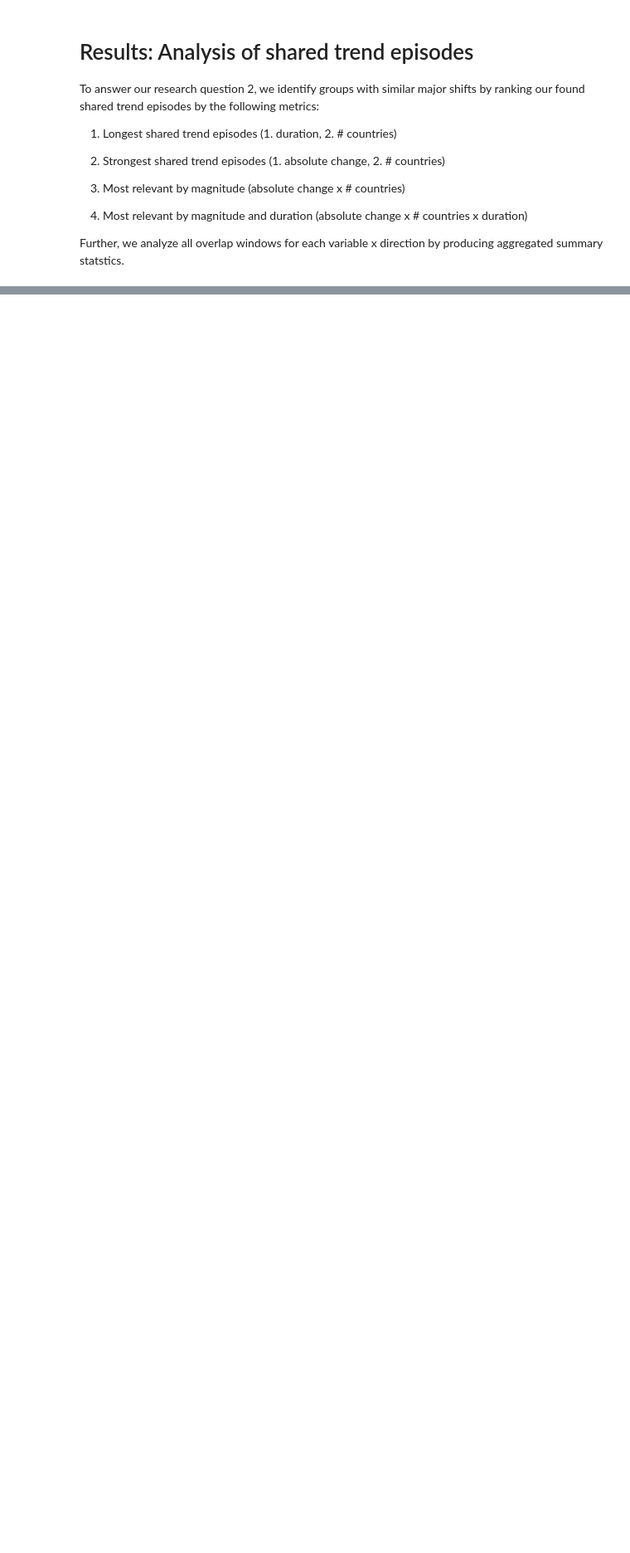
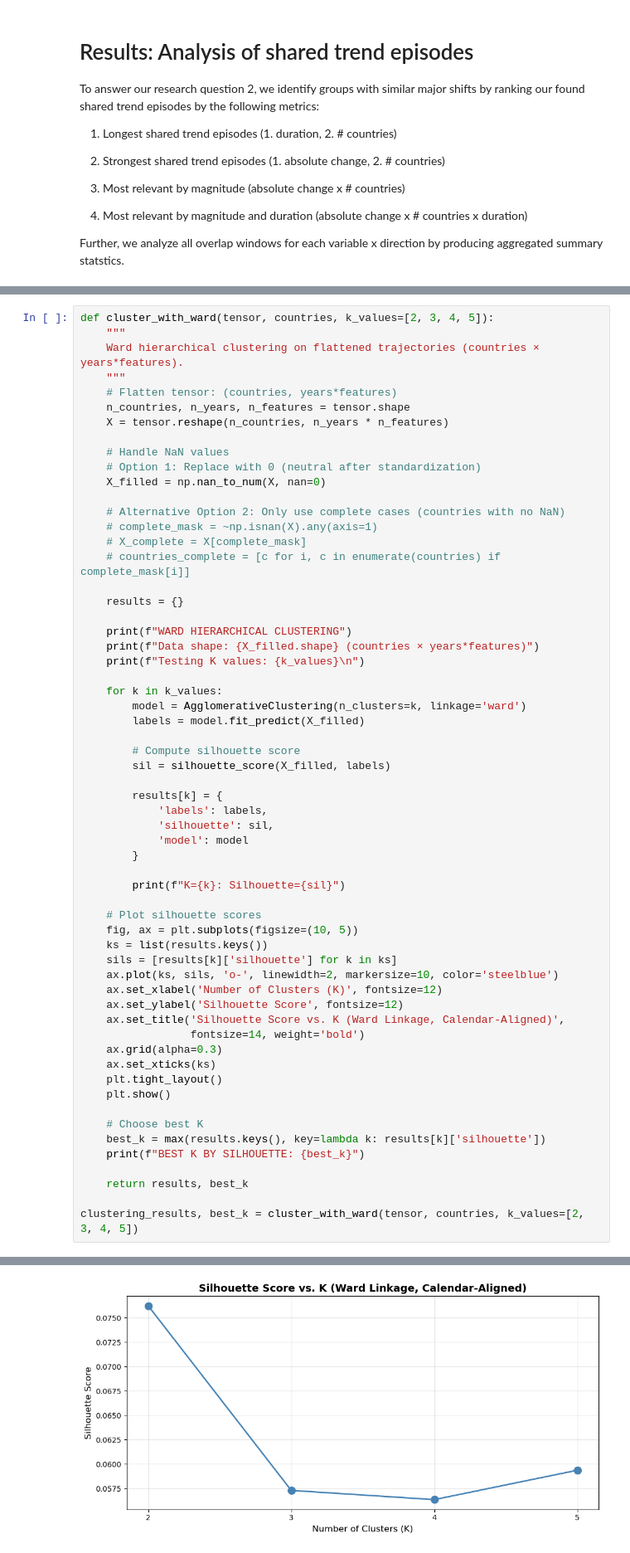
Before and after one commit to StefanSick/exdex_project, a Jupyter notebook: src/Group_20_notebook.ipynb, the cells around one changed output, grey strips where cells are left out. Shown at 83% size. Drawn from its saved outputs; the diff is of its cells as text; blank space fills up the shorter version.

```diff
--- a/src/Group_20_notebook.ipynb
+++ b/src/Group_20_notebook.ipynb
@@ -1918,0 +2584,61 @@ display("5) Variable-level summary", variable_summary)
+# %%
+def cluster_with_ward(tensor, countries, k_values=[2, 3, 4, 5]):
+    """
+    Ward hierarchical clustering on flattened trajectories (countries × years*features).
+    """
+    # Flatten tensor: (countries, years*features)
+    n_countries, n_years, n_features = tensor.shape
+    X = tensor.reshape(n_countries, n_years * n_features)
+
+    # Handle NaN values
+    # Option 1: Replace with 0 (neutral after standardization)
+    X_filled = np.nan_to_num(X, nan=0)
+
+    # Alternative Option 2: Only use complete cases (countries with no NaN)
+    # complete_mask = ~np.isnan(X).any(axis=1)
+    # X_complete = X[complete_mask]
+    # countries_complete = [c for i, c in enumerate(countries) if complete_mask[i]]
+
+    results = {}
+
+    print(f"WARD HIERARCHICAL CLUSTERING")
+    print(f"Data shape: {X_filled.shape} (countries × years*features)")
+    print(f"Testing K values: {k_values}\n")
+
+    for k in k_values:
+        model = AgglomerativeClustering(n_clusters=k, linkage='ward')
+        labels = model.fit_predict(X_filled)
+
+        # Compute silhouette score
+        sil = silhouette_score(X_filled, labels)
+
+        results[k] = {
+            'labels': labels,
+            'silhouette': sil,
+            'model': model
+        }
+
+        print(f"K={k}: Silhouette={sil}")
+
+    # Plot silhouette scores
+    fig, ax = plt.subplots(figsize=(10, 5))
+    ks = list(results.keys())
+    sils = [results[k]['silhouette'] for k in ks]
+    ax.plot(ks, sils, 'o-', linewidth=2, markersize=10, color='steelblue')
+    ax.set_xlabel('Number of Clusters (K)', fontsize=12)
+    ax.set_ylabel('Silhouette Score', fontsize=12)
+    ax.set_title('Silhouette Score vs. K (Ward Linkage, Calendar-Aligned)',
+                 fontsize=14, weight='bold')
+    ax.grid(alpha=0.3)
+    ax.set_xticks(ks)
+    plt.tight_layout()
+    plt.show()
+
+    # Choose best K
+    best_k = max(results.keys(), key=lambda k: results[k]['silhouette'])
+    print(f"BEST K BY SILHOUETTE: {best_k}")
+
+    return results, best_k
+
+clustering_results, best_k = cluster_with_ward(tensor, countries, k_values=[2, 3, 4, 5])
+# %% [output]
@@ -1918,0 +2653 @@ display("5) Variable-level summary", variable_summary)
+[figure, added]
```
Also changed, not shown: parts of 109 cells of this notebook.
